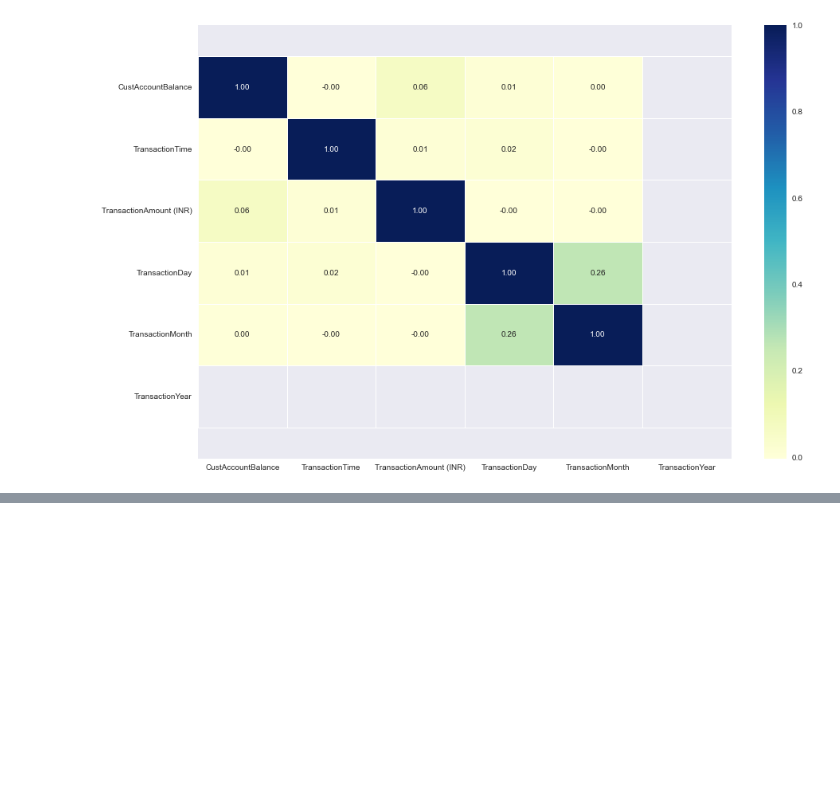
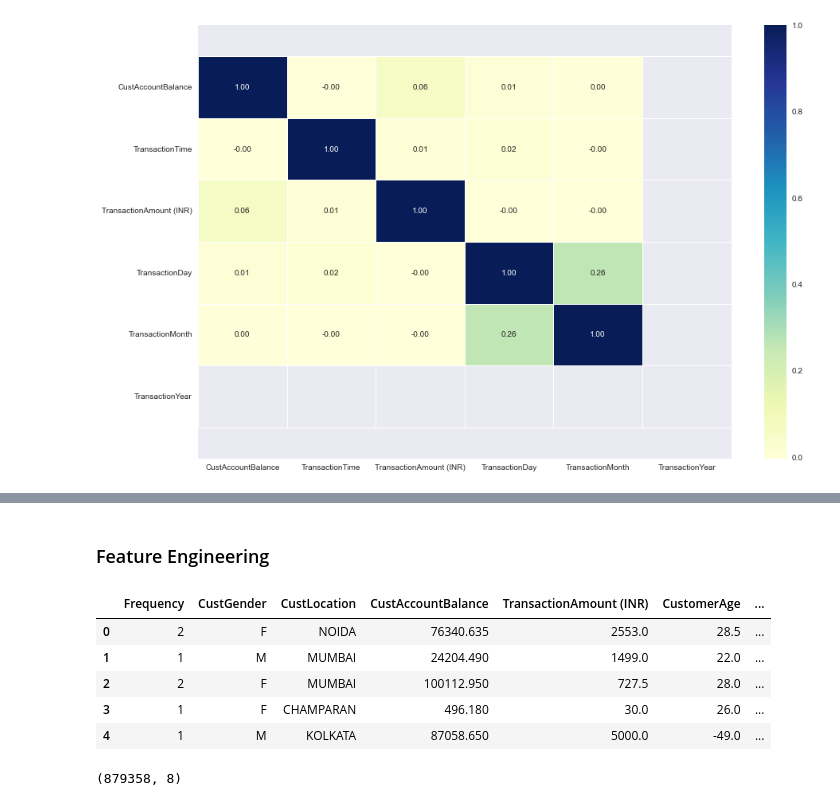
Before and after one commit to abideen-olawuwo/customer-segmentation, a Jupyter notebook: customer_segmentation.ipynb, the cells around one changed output, grey strips where cells are left out. Saved outputs shown, nothing was run; the diff lists cells and outputs as text; code cells hidden in the pictures; blank space fills up the shorter version.

```diff
--- a/customer_segmentation.ipynb
+++ b/customer_segmentation.ipynb
@@ -279,0 +345,12 @@ ax.set_ylim(bottom + 0.5, top - 0.5)
+# %%
+MRF_df['Recency']=MRF_df['Recency'].apply(lambda x :re.search('\d+',x).group())
+MRF_df['Recency']=MRF_df['Recency'].astype(int)
+# %%
+def rep_0(i):
+    if i==0:
+        return 1
+    else:
+        return i
+MRF_df['Recency']=MRF_df['Recency'].apply(rep_0)
+# %%
+MRF_df.drop(columns=["TransactionDate1","TransactionDate2"],inplace=True)
@@ -279,0 +390,17 @@ ax.set_ylim(bottom + 0.5, top - 0.5)
+# %% [markdown]
+### Feature Engineering
+# %%
+MRF_df=MRF_df.reset_index(drop=True)
+# %%
+MRF_df.head()
+# %% [output]
+|  | Frequency | CustGender | CustLocation | CustAccountBalance | TransactionAmount (INR) | CustomerAge | ... |
+| 0 | 2 | F | NOIDA | 76340.635 | 2553.0 | 28.5 | ... |
+| 1 | 1 | M | MUMBAI | 24204.490 | 1499.0 | 22.0 | ... |
+| 2 | 2 | F | MUMBAI | 100112.950 | 727.5 | 28.0 | ... |
+| 3 | 1 | F | CHAMPARAN | 496.180 | 30.0 | 26.0 | ... |
+| 4 | 1 | M | KOLKATA | 87058.650 | 5000.0 | -49.0 | ... |
+# %%
+MRF_df.shape
+# %% [output]
+(879358, 8)
```
Also changed, not shown: parts of 44 cells of this notebook.
